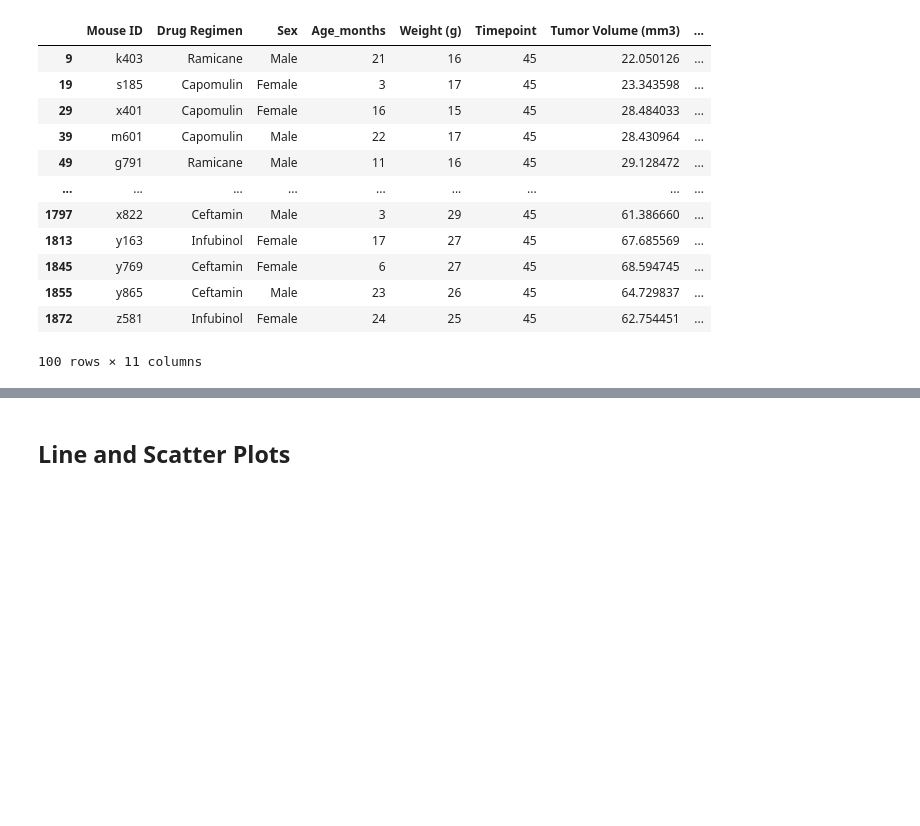
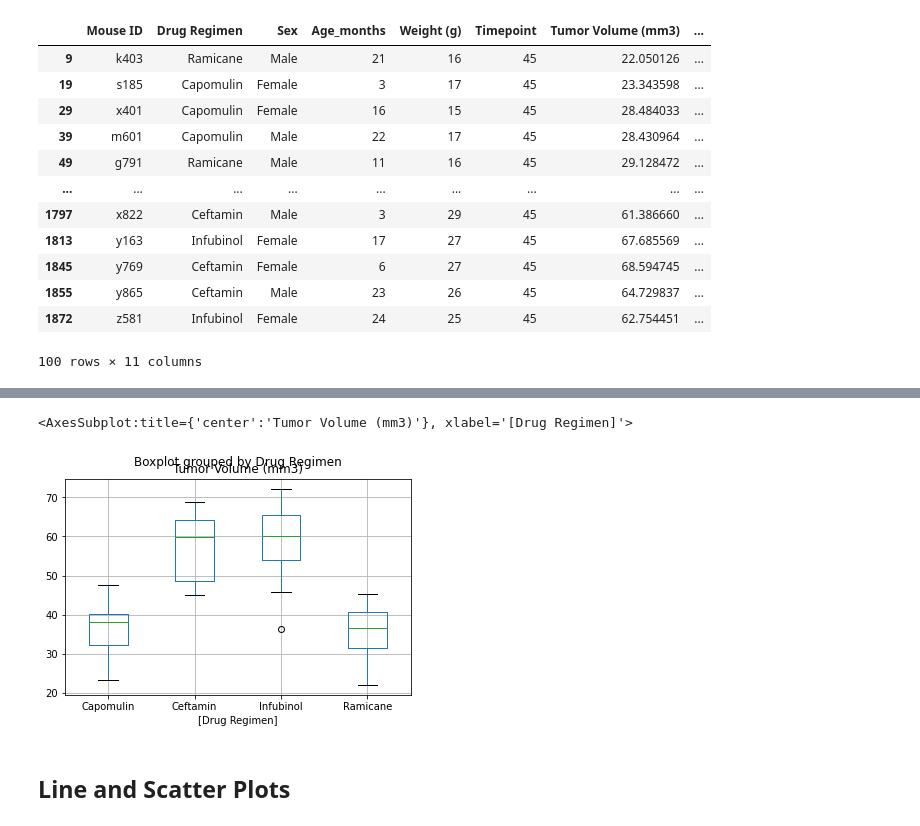
Before and after one commit to Gujaratigirl/HW-MatPlotLib, a Jupyter notebook: Pymaceuticals/pymaceuticals_starter_2.ipynb, the cells around one changed output, grey strips where cells are left out. Cells and saved outputs as stored; diff of their text form; code cells hidden in the pictures; blank space fills up the shorter version.

```diff
--- a/Pymaceuticals/pymaceuticals_starter_2.ipynb
+++ b/Pymaceuticals/pymaceuticals_starter_2.ipynb
@@ -466,5 +530,13 @@ tumor_vol_data = []
 # %%
 # Generate a box plot of the final tumor volume of each mouse across four regimens of interest
+# %%
+tumor_vol_df.boxplot(by='Drug Regimen')
+#title('Volume of Tumor in Mice Treated with Drug Regimen')
+#xlabel('Drug Regimen')
+#ylabel('Volume mm3')
+# %% [output]
+<AxesSubplot:title={'center':'Tumor Volume (mm3)'}, xlabel='[Drug Regimen]'>
+[figure, added]
 # %% [markdown]
 ## Line and Scatter Plots
 # %%
```
Also changed, not shown: parts of 12 cells of this notebook, 1 other file.
